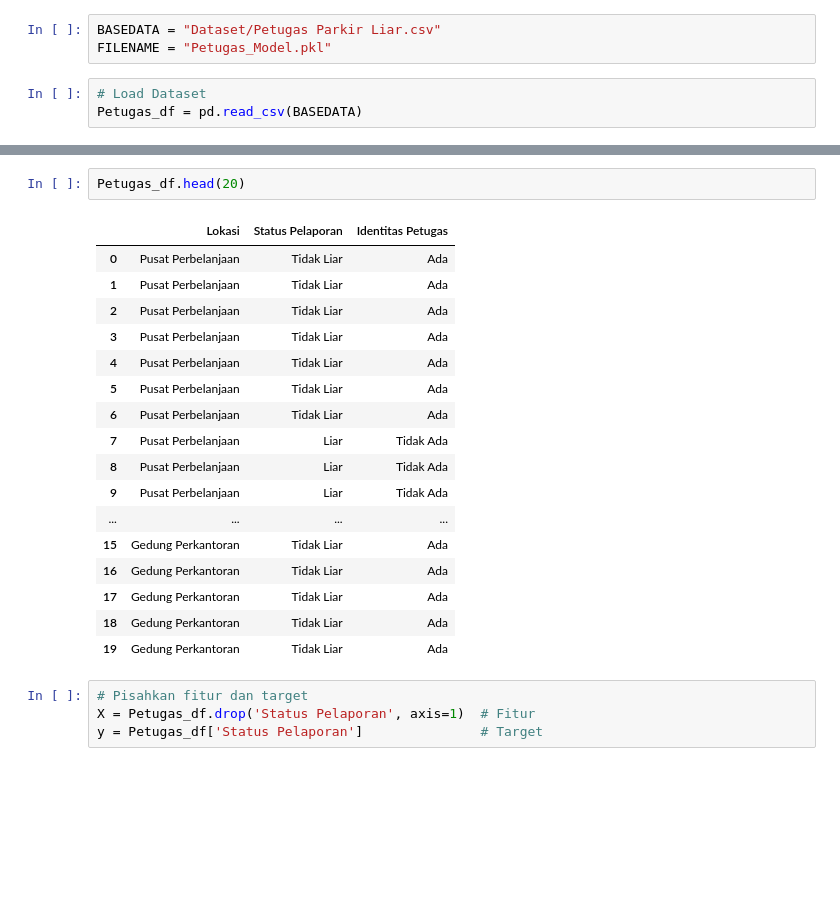
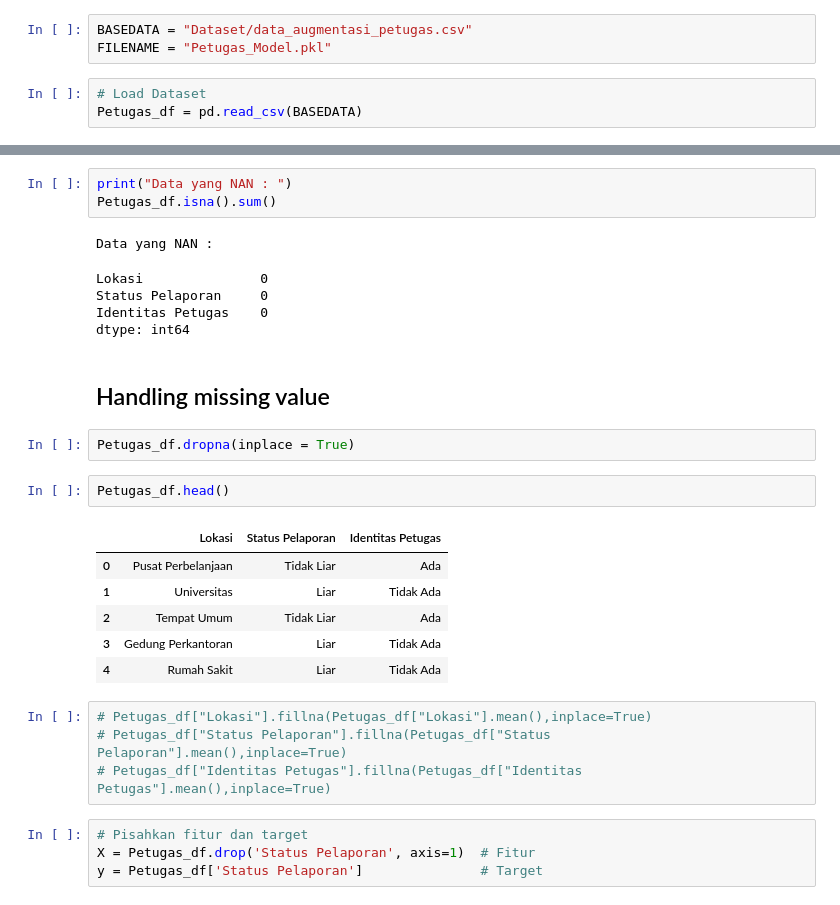
Before and after one commit to Niervash/Lapor_parkir_Ml, a Jupyter notebook: Model/petugas.ipynb, the cells around one changed output, grey strips where cells are left out. Drawn from its saved outputs; the diff is of its cells as text; blank space fills up the shorter version.

```diff
--- a/Model/petugas.ipynb
+++ b/Model/petugas.ipynb
@@ -20,7 +23,7 @@ import matplotlib.pyplot as plt
 # %% [markdown]
 ## Data Preparation
 # %%
-BASEDATA = "Dataset/Petugas Parkir Liar.csv"
+BASEDATA = "Dataset/data_augmentasi_petugas.csv"
 FILENAME = "Petugas_Model.pkl"
 # %%
 # Load Dataset
@@ -28,23 +57,29 @@ Petugas_df = pd.read_csv(BASEDATA)
+# %%
+print("Data yang NAN : ")
+Petugas_df.isna().sum()
+# %% [output]
+Data yang NAN :
+Lokasi               0
+Status Pelaporan     0
+Identitas Petugas    0
+dtype: int64
+# %% [markdown]
+## Handling missing value
+# %%
+Petugas_df.dropna(inplace = True)
 # %%
-Petugas_df.head(20)
+Petugas_df.head()
 # %% [output]
 |  | Lokasi | Status Pelaporan | Identitas Petugas |
 | 0 | Pusat Perbelanjaan | Tidak Liar | Ada |
-| 1 | Pusat Perbelanjaan | Tidak Liar | Ada |
-| 2 | Pusat Perbelanjaan | Tidak Liar | Ada |
-| 3 | Pusat Perbelanjaan | Tidak Liar | Ada |
-| 4 | Pusat Perbelanjaan | Tidak Liar | Ada |
-| 5 | Pusat Perbelanjaan | Tidak Liar | Ada |
-| 6 | Pusat Perbelanjaan | Tidak Liar | Ada |
-| 7 | Pusat Perbelanjaan | Liar | Tidak Ada |
-| 8 | Pusat Perbelanjaan | Liar | Tidak Ada |
-| 9 | Pusat Perbelanjaan | Liar | Tidak Ada |
-| ... | ... | ... | ... |
-| 15 | Gedung Perkantoran | Tidak Liar | Ada |
-| 16 | Gedung Perkantoran | Tidak Liar | Ada |
-| 17 | Gedung Perkantoran | Tidak Liar | Ada |
-| 18 | Gedung Perkantoran | Tidak Liar | Ada |
-| 19 | Gedung Perkantoran | Tidak Liar | Ada |
+| 1 | Universitas | Liar | Tidak Ada |
+| 2 | Tempat Umum | Tidak Liar | Ada |
+| 3 | Gedung Perkantoran | Liar | Tidak Ada |
+| 4 | Rumah Sakit | Liar | Tidak Ada |
+# %%
+# Petugas_df["Lokasi"].fillna(Petugas_df["Lokasi"].mean(),inplace=True)
+# Petugas_df["Status Pelaporan"].fillna(Petugas_df["Status Pelaporan"].mean(),inplace=True)
+# Petugas_df["Identitas Petugas"].fillna(Petugas_df["Identitas Petugas"].mean(),inplace=True)
 # %%
 # Pisahkan fitur dan target
 X = Petugas_df.drop('Status Pelaporan', axis=1)  # Fitur
```
Also changed, not shown: parts of 11 cells of this notebook, 12 other files.
